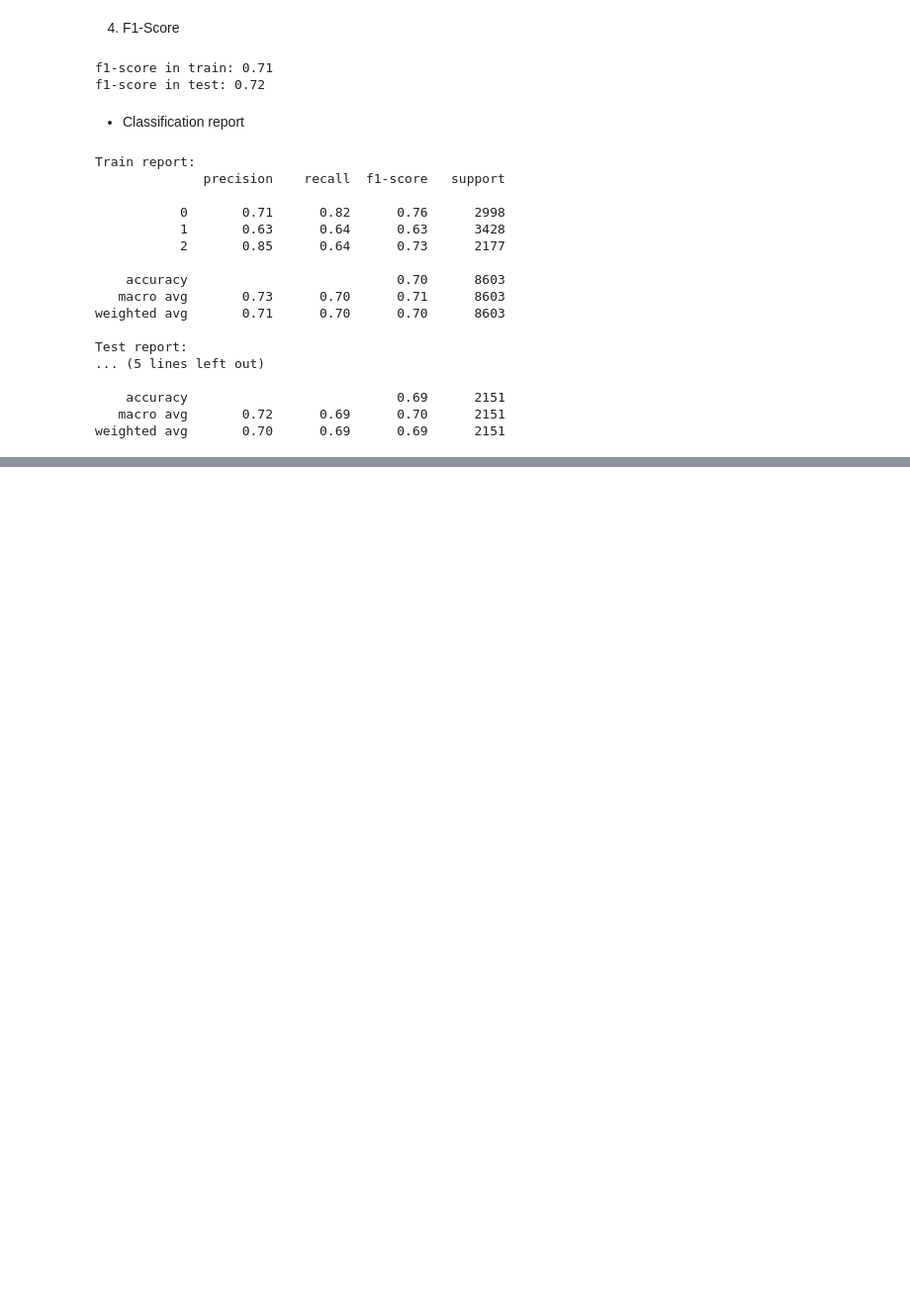
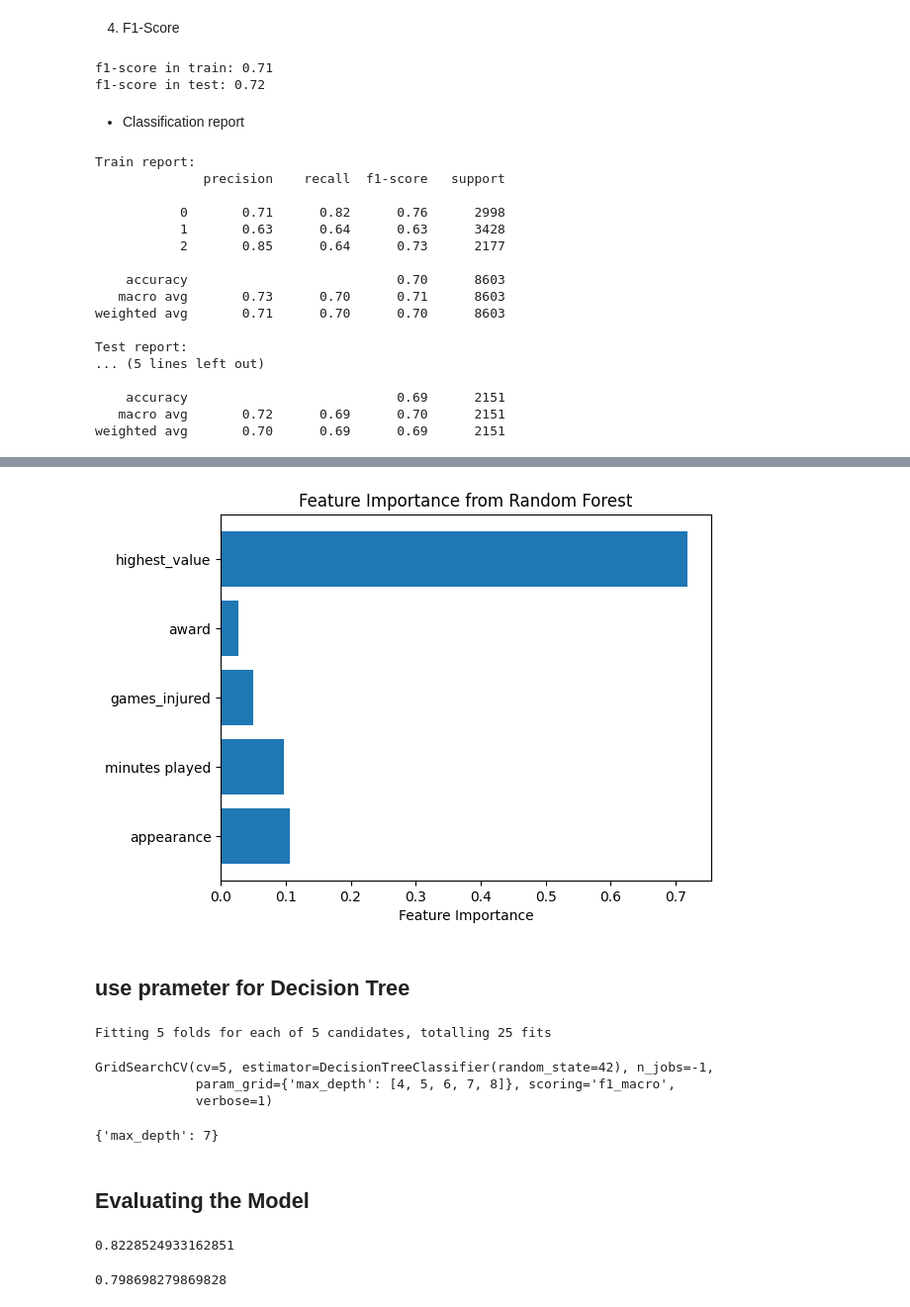
Before and after one commit to Tuwaiq-DS-ML-bootcamp-V-9/Usecase-7, a Jupyter notebook: EDA explain template.ipynb, the cells around one changed output, grey strips where cells are left out. Shown at 99% size. Cells and saved outputs as stored; diff of their text form; code cells hidden in the pictures; blank space fills up the shorter version.

```diff
--- a/EDA explain template.ipynb
+++ b/EDA explain template.ipynb
@@ -1336,0 +1363,3 @@ weighted avg       0.70      0.69      0.69      2151
+# %%
+# Fit the model on the training data
+dt_classifier.fit(X_train, y_train)
@@ -1336,0 +1568,11 @@ weighted avg       0.70      0.69      0.69      2151
+# %%
+# Feature importance from Random Forest
+feature_importances = best_model.feature_importances_
+plt.barh(X.columns, feature_importances)
+plt.xlabel('Feature Importance')
+plt.title('Feature Importance from Random Forest')
+plt.show()
+# %% [output]
+[figure, added]
+# %% [markdown]
+## use prameter for Decision Tree
@@ -1336,0 +1595,12 @@ weighted avg       0.70      0.69      0.69      2151
+# %%
+# Fit the model
+grid_search.fit(X_train, y_train)
+# %% [output]
+Fitting 5 folds for each of 5 candidates, totalling 25 fits
+GridSearchCV(cv=5, estimator=DecisionTreeClassifier(random_state=42), n_jobs=-1,
+             param_grid={'max_depth': [4, 5, 6, 7, 8]}, scoring='f1_macro',
+             verbose=1)
+# %%
+grid_search.best_params_
+# %% [output]
+{'max_depth': 7}
@@ -1336,0 +1612,13 @@ weighted avg       0.70      0.69      0.69      2151
+# %% [markdown]
+## Evaluating the Model
+# %%
+y_pred_train_rf_g = best_model.predict(X_train)
+accuracy = accuracy_score(y_train, y_pred_train_rf_g)
+accuracy
+# %% [output]
+0.8228524933162851
+# %%
+accuracy = accuracy_score(y_test, y_pred_df_g)
+accuracy
+# %% [output]
+0.798698279869828
```
Also changed, not shown: parts of 45 cells of this notebook, 1 other file.
